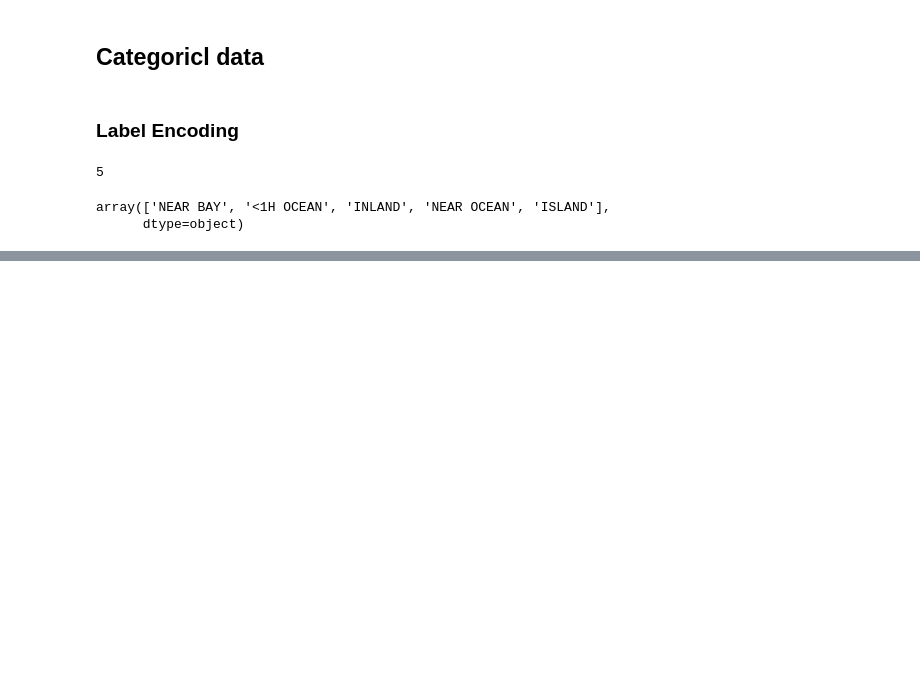
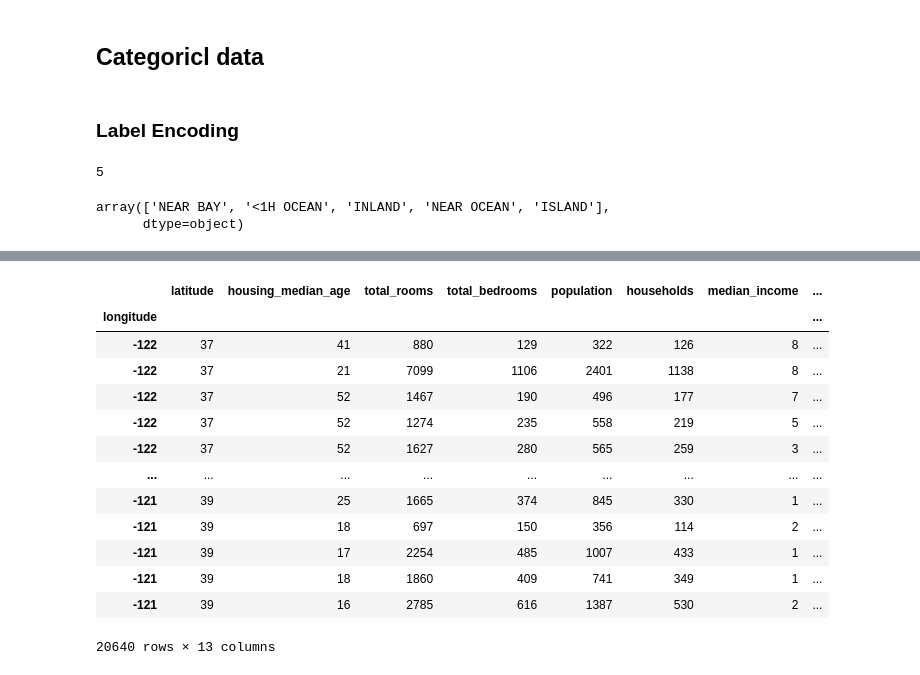
Before and after one commit to Amalaseeli/house_price_prediction, a Jupyter notebook: notebooks/datacleaning.ipynb, the cells around one changed output, grey strips where cells are left out. Drawn from its saved outputs; the diff is of its cells as text; code cells hidden in the pictures; blank space fills up the shorter version.

```diff
--- a/notebooks/datacleaning.ipynb
+++ b/notebooks/datacleaning.ipynb
@@ -136,2 +139,19 @@ df_encoded.corr()
+# %%
+df_encoded
+# %% [output]
+|  | latitude | housing_median_age | total_rooms | total_bedrooms | population | households | median_income | ... |
+| longitude |  |  |  |  |  |  |  | ... |
+| -122 | 37 | 41 | 880 | 129 | 322 | 126 | 8 | ... |
+| -122 | 37 | 21 | 7099 | 1106 | 2401 | 1138 | 8 | ... |
+| -122 | 37 | 52 | 1467 | 190 | 496 | 177 | 7 | ... |
+| -122 | 37 | 52 | 1274 | 235 | 558 | 219 | 5 | ... |
+| -122 | 37 | 52 | 1627 | 280 | 565 | 259 | 3 | ... |
+| ... | ... | ... | ... | ... | ... | ... | ... | ... |
+| -121 | 39 | 25 | 1665 | 374 | 845 | 330 | 1 | ... |
+| -121 | 39 | 18 | 697 | 150 | 356 | 114 | 2 | ... |
+| -121 | 39 | 17 | 2254 | 485 | 1007 | 433 | 1 | ... |
+| -121 | 39 | 18 | 1860 | 409 | 741 | 349 | 1 | ... |
+| -121 | 39 | 16 | 2785 | 616 | 1387 | 530 | 2 | ... |
+20640 rows × 13 columns
 # %%
 df_encoded.to_csv('../data/processed/clean_data.csv')
```
Also changed, not shown: parts of 3 cells of this notebook, 3 other files.
